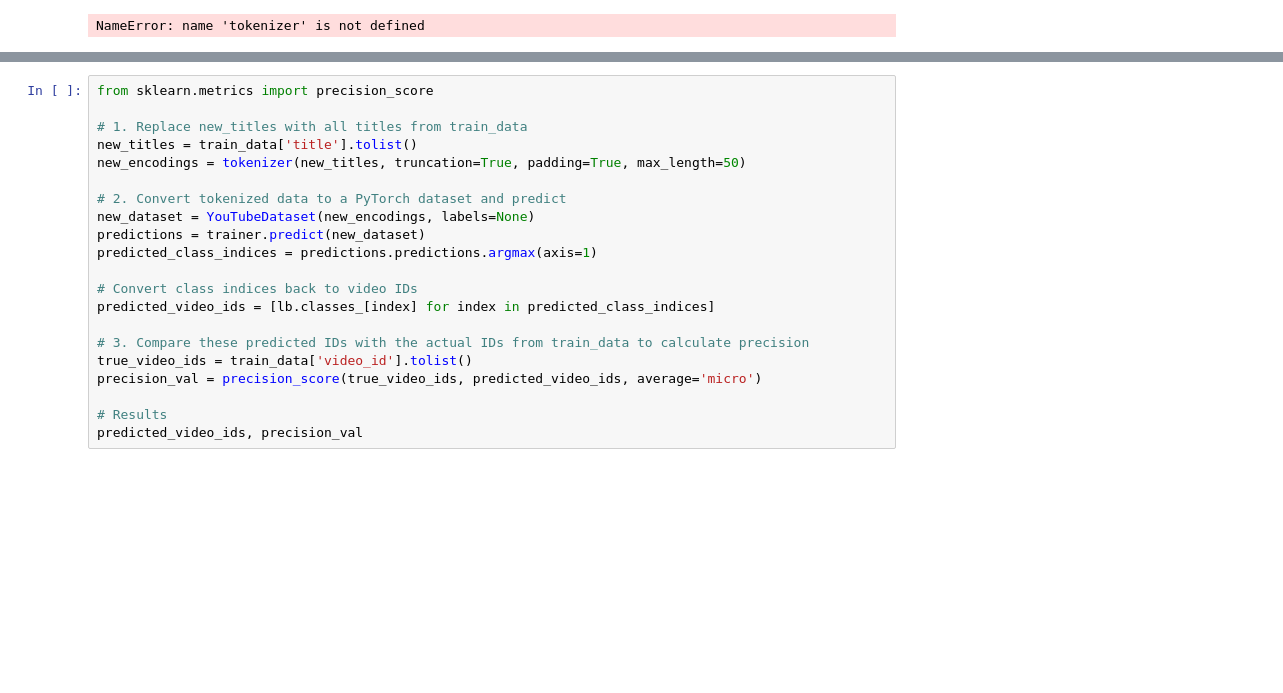
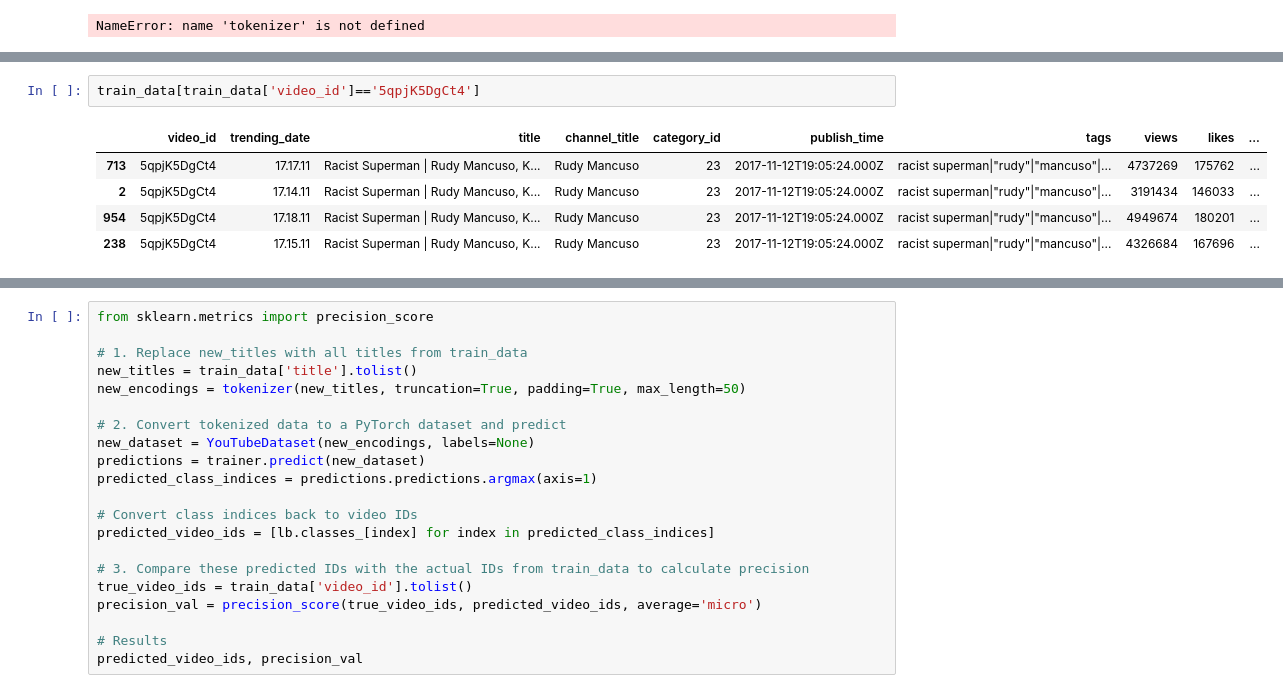
Before and after one commit to keonchennl/youtube-url-ml-map-search, a Jupyter notebook: youtube_video_id_predictor.ipynb, the cells around one changed output, grey strips where cells are left out. Cells and saved outputs as stored; diff of their text form; blank space fills up the shorter version.

```diff
--- a/youtube_video_id_predictor.ipynb
+++ b/youtube_video_id_predictor.ipynb
@@ -183,3 +188,11 @@ NameError: name 'tokenizer' is not defined
+# %%
+train_data[train_data['video_id']=='5qpjK5DgCt4']
+# %% [output]
+|  | video_id | trending_date | title | channel_title | category_id | publish_time | tags | views | likes | ... |
+| 713 | 5qpjK5DgCt4 | 17.17.11 | Racist Superman | Rudy Mancuso, K... | Rudy Mancuso | 23 | 2017-11-12T19:05:24.000Z | racist superman|"rudy"|"mancuso"|... | 4737269 | 175762 | ... |
+| 2 | 5qpjK5DgCt4 | 17.14.11 | Racist Superman | Rudy Mancuso, K... | Rudy Mancuso | 23 | 2017-11-12T19:05:24.000Z | racist superman|"rudy"|"mancuso"|... | 3191434 | 146033 | ... |
+| 954 | 5qpjK5DgCt4 | 17.18.11 | Racist Superman | Rudy Mancuso, K... | Rudy Mancuso | 23 | 2017-11-12T19:05:24.000Z | racist superman|"rudy"|"mancuso"|... | 4949674 | 180201 | ... |
+| 238 | 5qpjK5DgCt4 | 17.15.11 | Racist Superman | Rudy Mancuso, K... | Rudy Mancuso | 23 | 2017-11-12T19:05:24.000Z | racist superman|"rudy"|"mancuso"|... | 4326684 | 167696 | ... |
 # %%
 # For prediction
 
```
Also changed, not shown: parts of 3 cells of this notebook.
